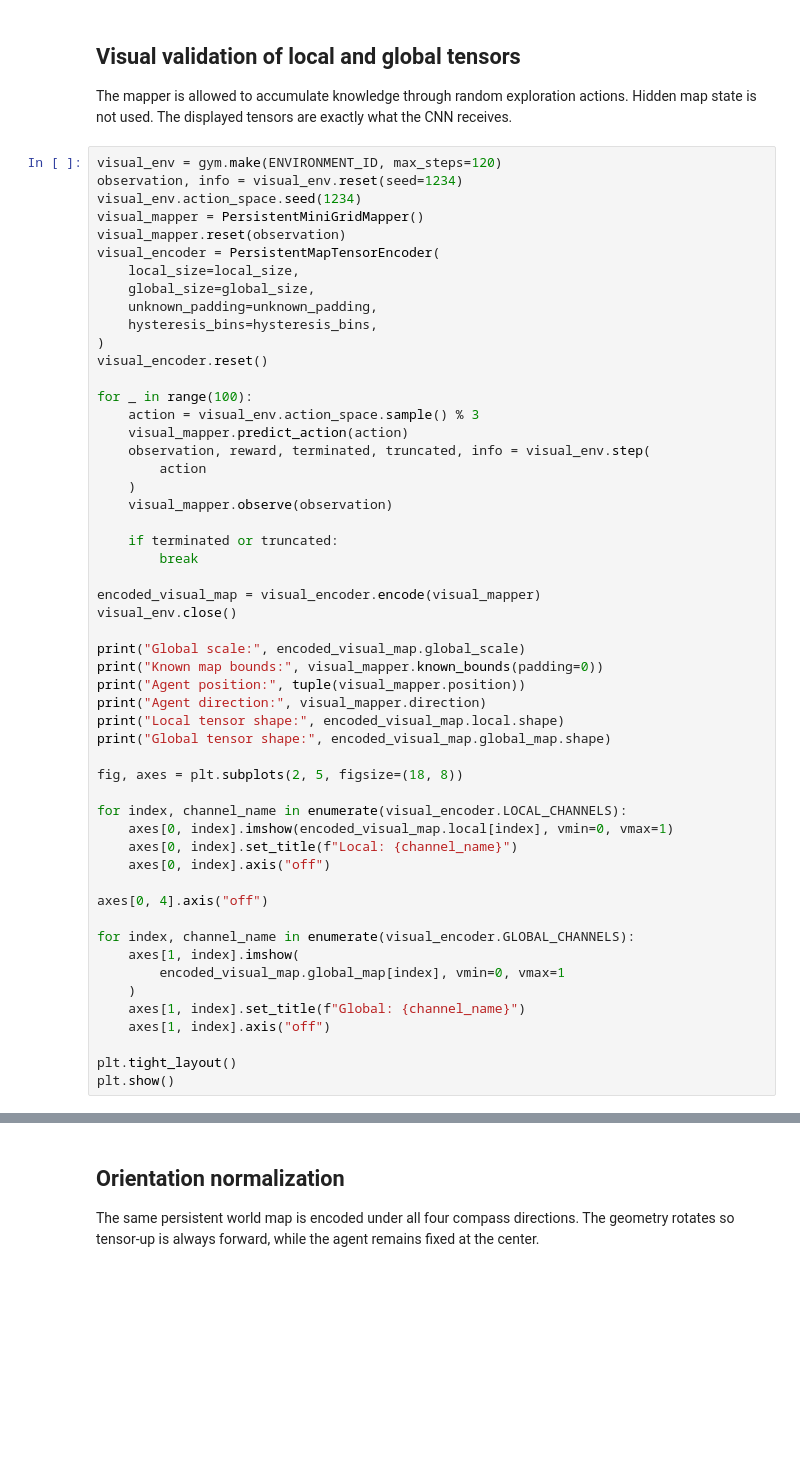
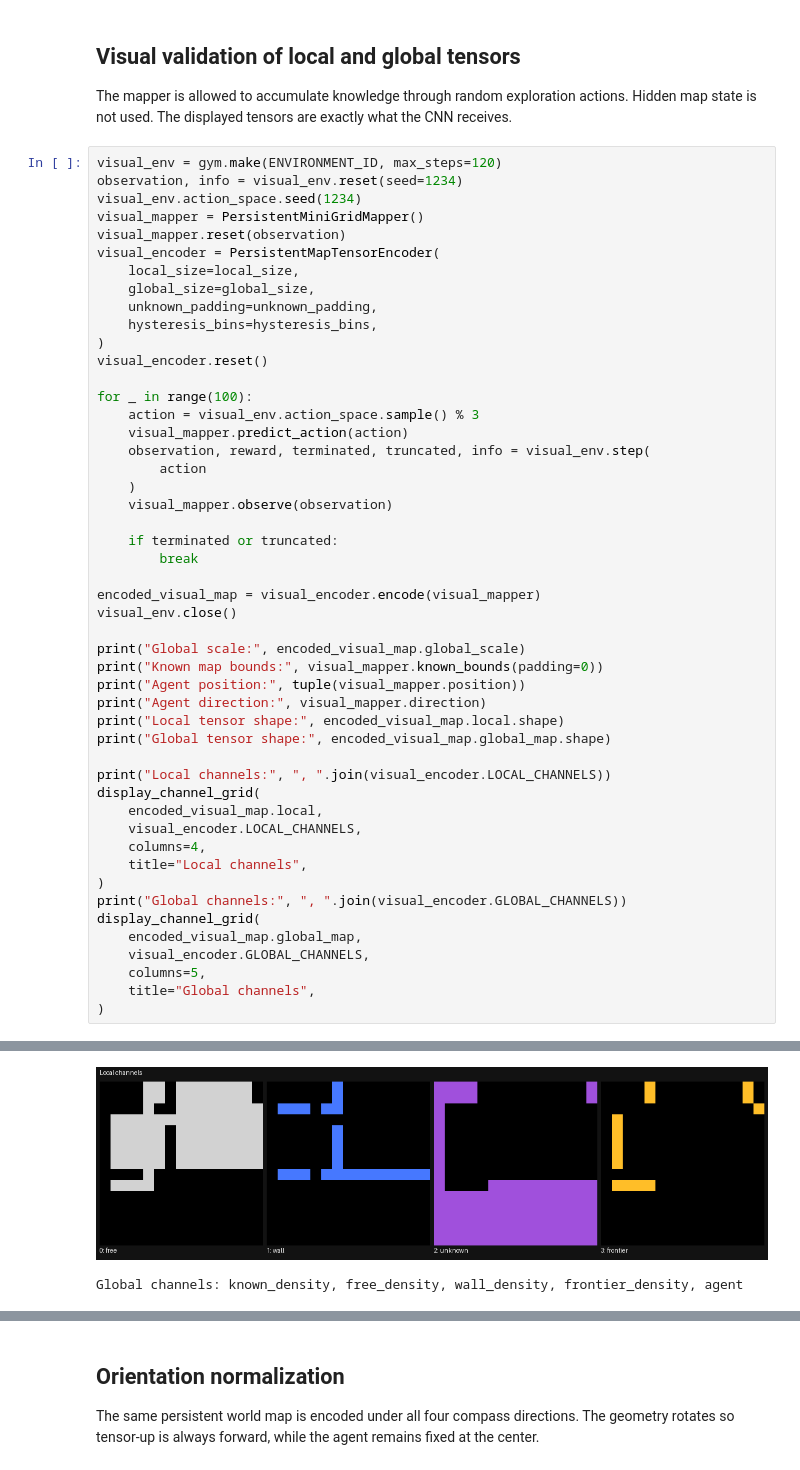
Before and after one commit to panevM/Mobile-Robotics, a Jupyter notebook: dual_scale_minigrid_DQN.ipynb, the cells around one changed output, grey strips where cells are left out. Saved outputs shown, nothing was run; the diff lists cells and outputs as text; blank space fills up the shorter version.

```diff
--- a/dual_scale_minigrid_DQN.ipynb
+++ b/dual_scale_minigrid_DQN.ipynb
@@ -113,21 +119,18 @@ print("Agent direction:", visual_mapper.direction)
 print("Local tensor shape:", encoded_visual_map.local.shape)
 print("Global tensor shape:", encoded_visual_map.global_map.shape)
 
-fig, axes = plt.subplots(2, 5, figsize=(18, 8))
-
-for index, channel_name in enumerate(visual_encoder.LOCAL_CHANNELS):
-    axes[0, index].imshow(encoded_visual_map.local[index], vmin=0, vmax=1)
-    axes[0, index].set_title(f"Local: {channel_name}")
-    axes[0, index].axis("off")
-
-axes[0, 4].axis("off")
-
-for index, channel_name in enumerate(visual_encoder.GLOBAL_CHANNELS):
-    axes[1, index].imshow(
-        encoded_visual_map.global_map[index], vmin=0, vmax=1
-    )
-    axes[1, index].set_title(f"Global: {channel_name}")
-    axes[1, index].axis("off")
-
-plt.tight_layout()
-plt.show()
+print("Local channels:", ", ".join(visual_encoder.LOCAL_CHANNELS))
+display_channel_grid(
+    encoded_visual_map.local,
+    visual_encoder.LOCAL_CHANNELS,
+    columns=4,
+    title="Local channels",
+)
+print("Global channels:", ", ".join(visual_encoder.GLOBAL_CHANNELS))
+display_channel_grid(
+    encoded_visual_map.global_map,
+    visual_encoder.GLOBAL_CHANNELS,
+    columns=5,
+    title="Global channels",
+)
+# %% [output]
@@ -133,0 +144,2 @@ plt.show()
+[figure, added]
+Global channels: known_density, free_density, wall_density, frontier_density, agent
```
Also changed, not shown: parts of 27 cells of this notebook, 7 other files.
